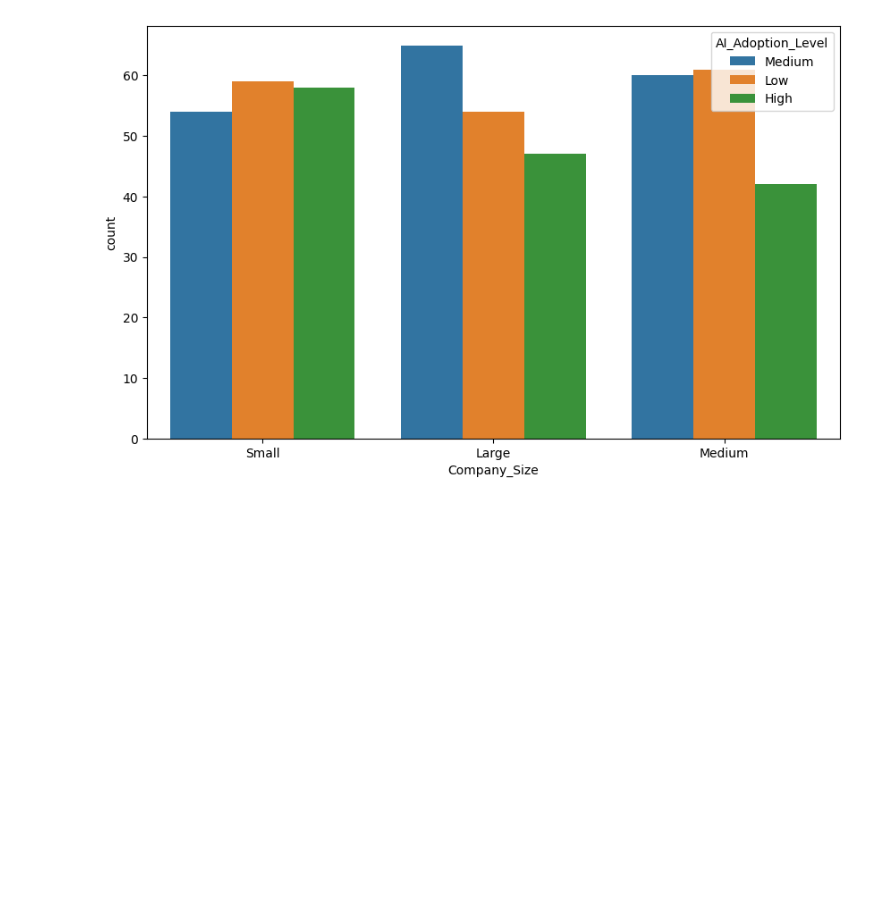
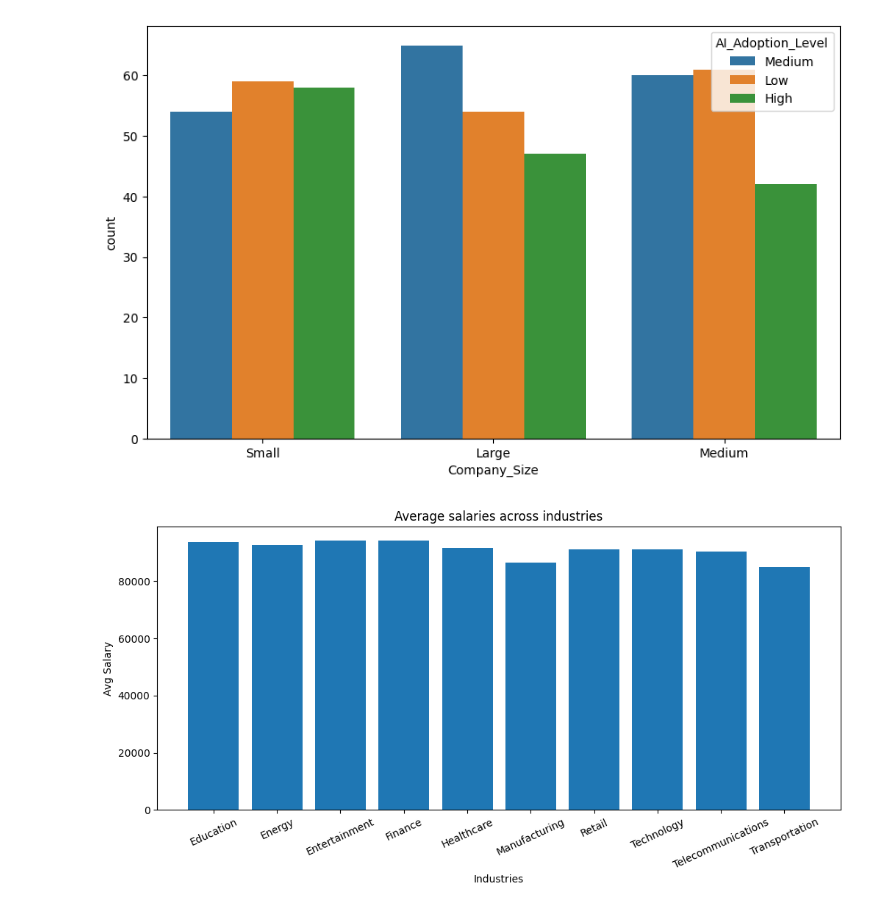
Before and after one commit to Lam2y/Data-Analytics, a Jupyter notebook: Datasets/AI Job Market Insights/AI Job Market Insights.ipynb, the cells around one changed output. Drawn from its saved outputs; the diff is of its cells as text; code cells hidden in the pictures; blank space fills up the shorter version.

```diff
--- a/Datasets/AI Job Market Insights/AI Job Market Insights.ipynb
+++ b/Datasets/AI Job Market Insights/AI Job Market Insights.ipynb
@@ -83,3 +75,16 @@ sns.countplot(x=df['Company_Size'],data=df,hue=df['AI_Adoption_Level'],width=0.8
 # %% [output]
 <Axes: xlabel='Company_Size', ylabel='count'>
 [figure]
+# %%
+#Use a bar plot to compare average salaries across industries.
+df_avgsal_per_industries = df.groupby('Industry')[['Salary_USD']].mean()
+
+plt.figure(figsize=(12,5))
+plt.bar(df_avgsal_per_industries.index,df_avgsal_per_industries['Salary_USD'])
+plt.xlabel("Industries")
+plt.xticks(rotation=25)
+plt.ylabel("Avg Salary")
+plt.title("Average salaries across industries")
+plt.show()
+# %% [output]
+[figure, added]
```
Also changed, not shown: parts of 11 cells of this notebook, 3 other files.
